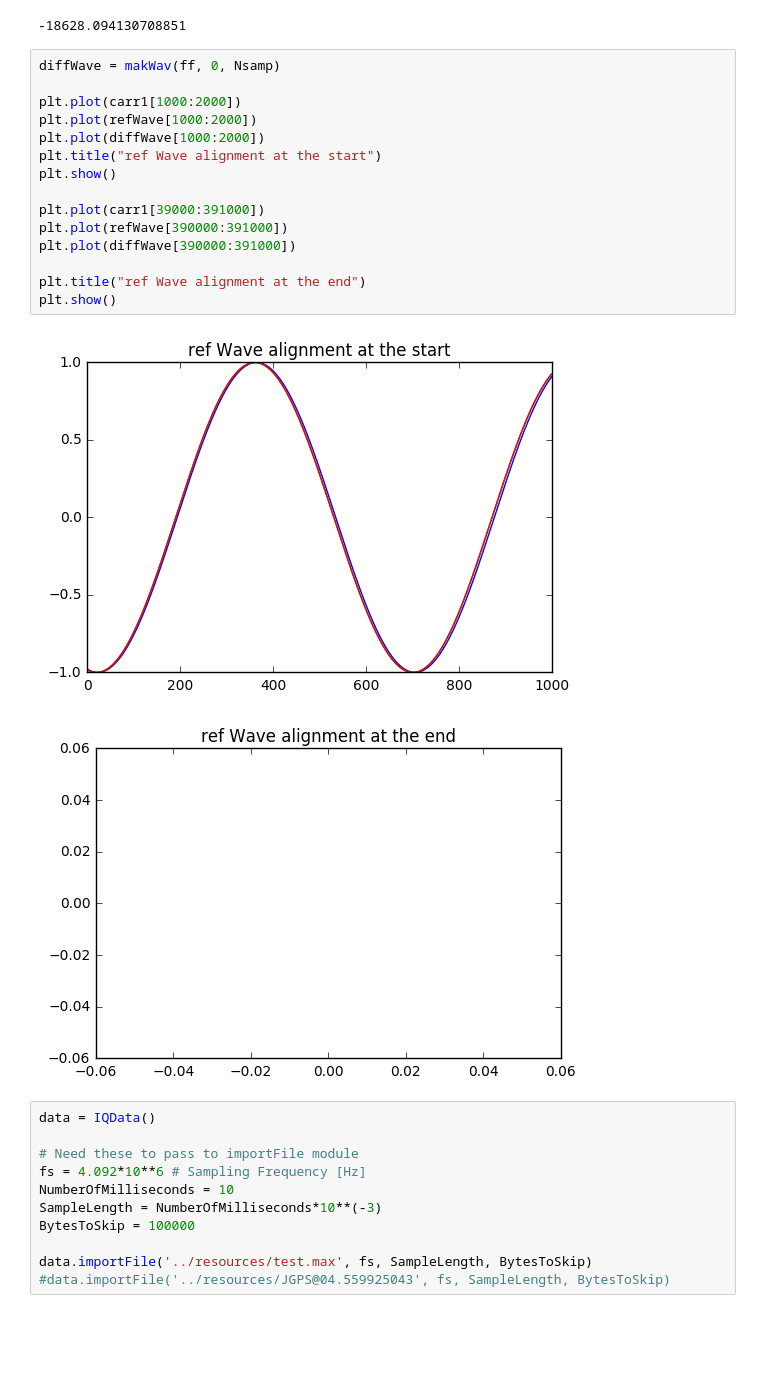
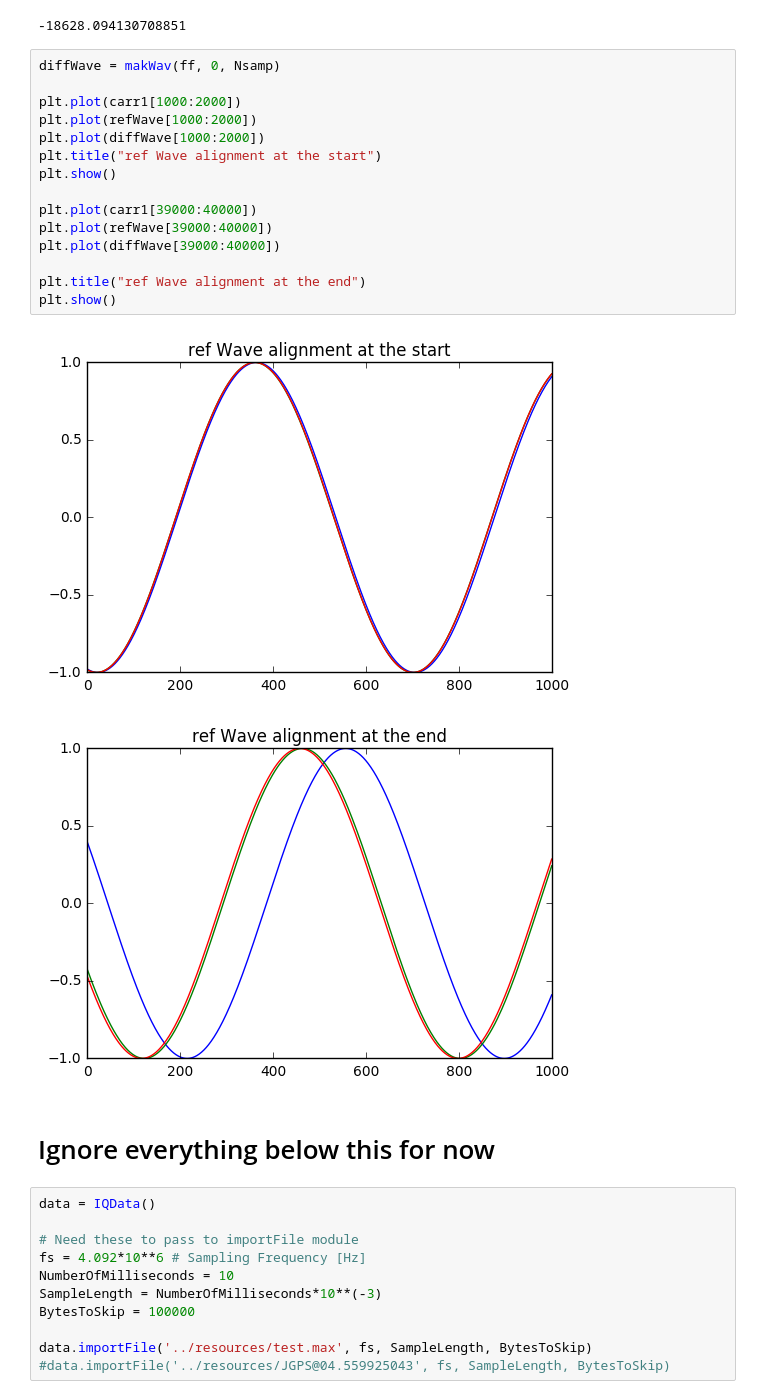
Before and after one commit to psas/gps, a Jupyter notebook: notebooks/Carrier_Tracking.ipynb, the cells around one changed output. Drawn from its saved outputs; the diff is of its cells as text; blank space fills up the shorter version.

```diff
--- a/notebooks/Carrier_Tracking.ipynb
+++ b/notebooks/Carrier_Tracking.ipynb
@@ -199,21 +199,23 @@ sum(code1 * np.imag(demod))
 # %%
 diffWave = makWav(ff, 0, Nsamp)
 
 plt.plot(carr1[1000:2000])
 plt.plot(refWave[1000:2000])
 plt.plot(diffWave[1000:2000])
 plt.title("ref Wave alignment at the start")
 plt.show()
 
-plt.plot(carr1[39000:391000])
-plt.plot(refWave[390000:391000])
-plt.plot(diffWave[390000:391000])
+plt.plot(carr1[39000:40000])
+plt.plot(refWave[39000:40000])
+plt.plot(diffWave[39000:40000])
 
 plt.title("ref Wave alignment at the end")
 plt.show()
 # %% [output]
 [figure]
-[figure, old version]
+[figure, new version]
+# %% [markdown]
+# Ignore everything below this for now
 # %%
 data = IQData()
 
```
